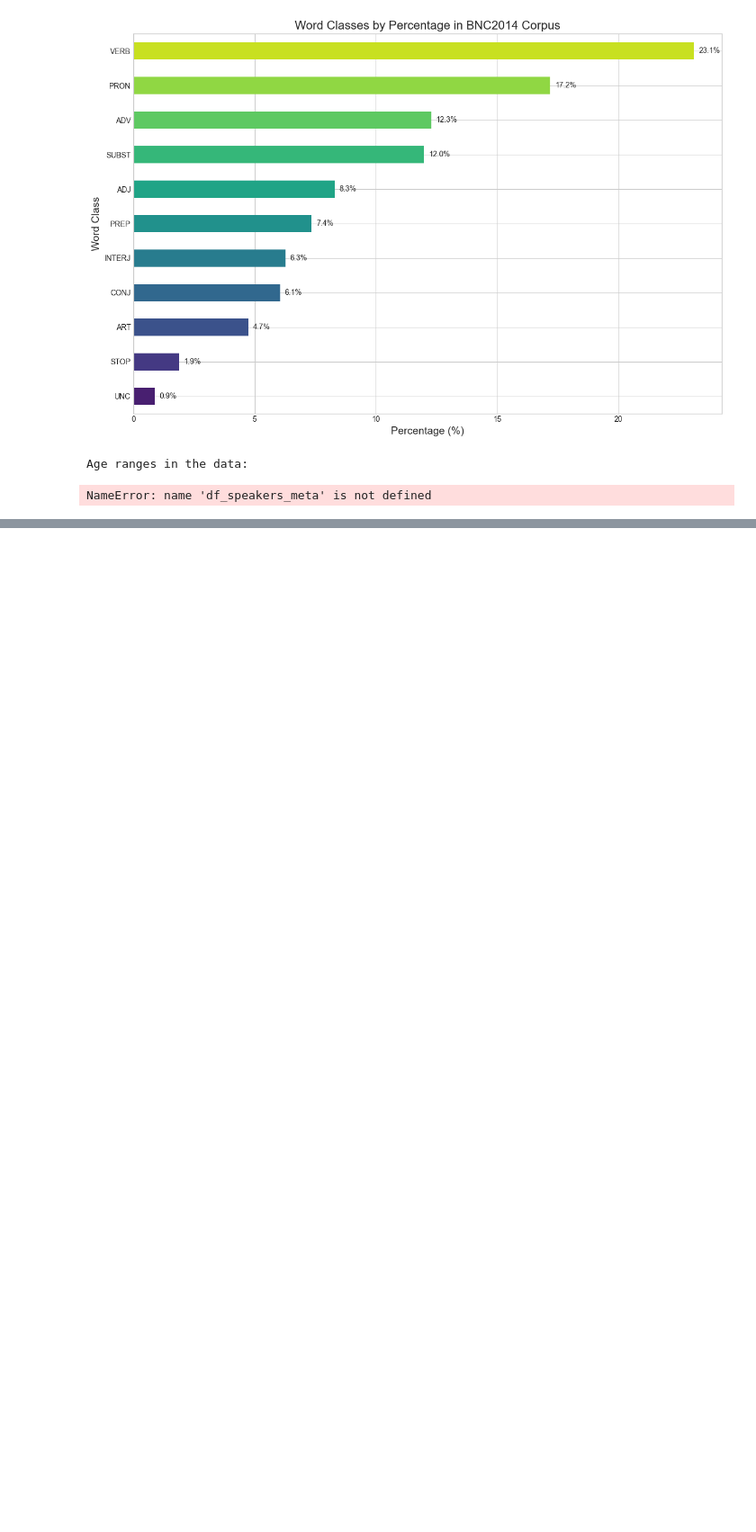
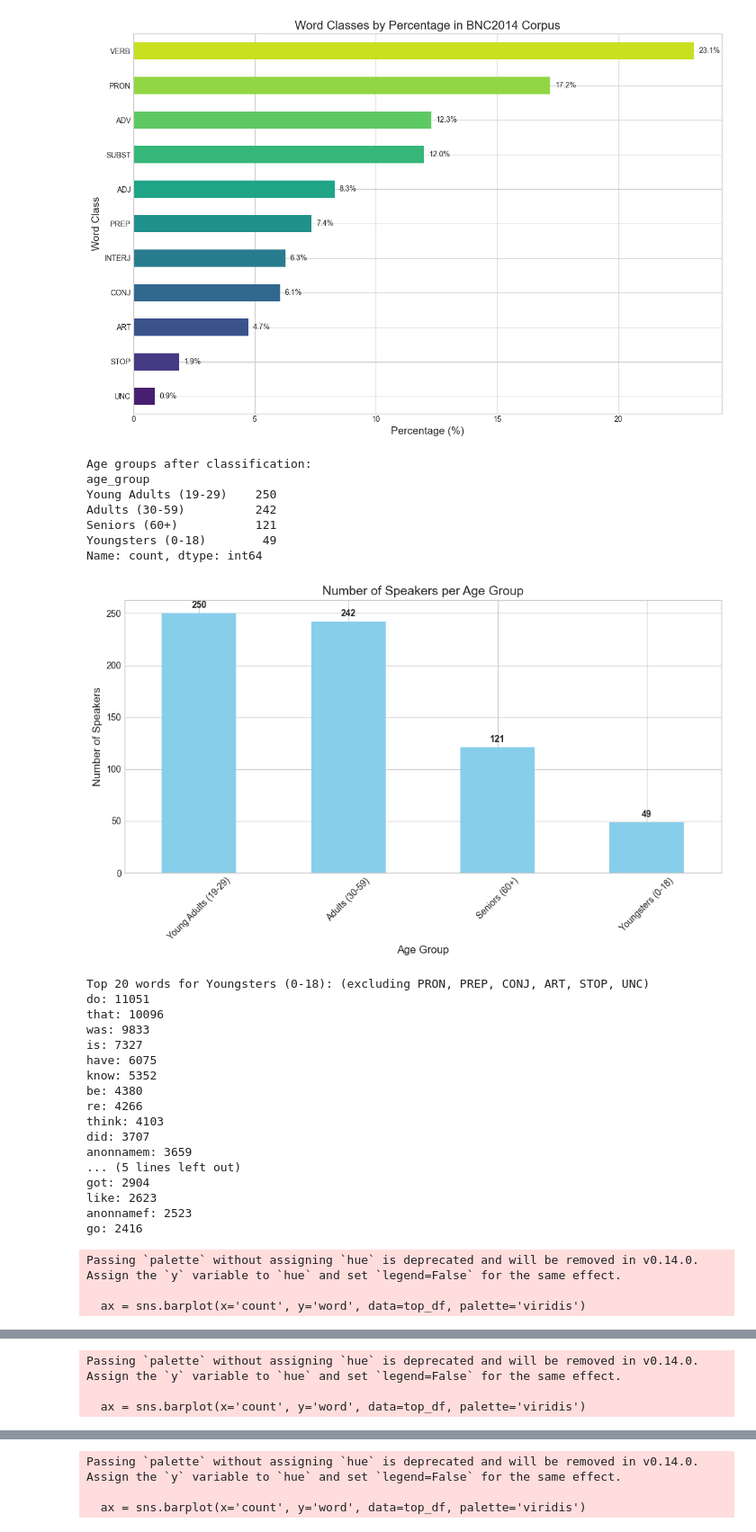
Before and after one commit to jubaljacob/DMDL2, a Jupyter notebook: BNC2014_assessment_loading_data_example.ipynb, the cells around one changed output, grey strips where cells are left out. Shown at 90% size. Saved outputs shown, nothing was run; the diff lists cells and outputs as text; code cells hidden in the pictures; blank space fills up the shorter version.

```diff
--- a/BNC2014_assessment_loading_data_example.ipynb
+++ b/BNC2014_assessment_loading_data_example.ipynb
@@ -844,7 +846,7 @@ words_with_age = df_tagged.merge(
 )
 
 # Define word classes to exclude
-excluded_word_classes = ['PRON', 'PREP', 'CONJ', 'ART', 'STOP', 'UNC']
+excluded_word_classes = ['PRON', 'PREP', 'CONJ', 'ART', 'STOP', 'UNC','INTERJ','ADV']
 
 # Define stopwords to exclude from the word clouds
 stopwords = set([
@@ -947,32 +949,58 @@ for i, age_group in enumerate(age_groups):
         contour_width=1,
         contour_color='steelblue'
     ).generate_from_frequencies(word_counts)
 
     # Plot the word cloud
     axes[i].imshow(wordcloud, interpolation='bilinear')
     axes[i].set_title(f"Content Words: {age_group}", fontsize=16)
     axes[i].axis('off')
 
 # Show the word clouds
 plt.tight_layout()
 plt.show()
 
 # Report on overall analysis
 print(f"\nSummary: Successfully created word clouds for {len(valid_groups)} age groups.")
 if len(valid_groups) < len(age_groups):
     print(f"Missing data for: {', '.join(set(age_groups) - set(valid_groups))}")
 
 # Print word class distribution before and after filtering
 before_counts = words_with_age['class'].value_counts()
 after_counts = words_with_age[~words_with_age['class'].isin(excluded_word_classes)]['class'].value_counts()
 
 print("\nWord class distribution before filtering:")
 print(before_counts)
 
 print("\nWord class distribution after filtering:")
 print(after_counts)
 
 print(f"\nRemoved {before_counts.sum() - after_counts.sum()} words ({(1 - after_counts.sum()/before_counts.sum())*100:.1f}% of total)")
 # %% [output]
-Age ranges in the data:
+Age groups after classification:
+age_group
+Young Adults (19-29)    250
+Adults (30-59)          242
+Seniors (60+)           121
+Youngsters (0-18)        49
+Name: count, dtype: int64
+[figure, added]
-NameError: name 'df_speakers_meta' is not defined
+Top 20 words for Youngsters (0-18): (excluding PRON, PREP, CONJ, ART, STOP, UNC)
+do: 11051
+that: 10096
+was: 9833
+is: 7327
+have: 6075
+know: 5352
+be: 4380
+re: 4266
+think: 4103
+did: 3707
+anonnamem: 3659
+... (5 lines left out)
+got: 2904
+like: 2623
+anonnamef: 2523
+go: 2416
+Passing `palette` without assigning `hue` is deprecated and will be removed in v0.14.0. Assign the `y` variable to `hue` and set `legend=False` for the same effect.
+
+  ax = sns.barplot(x='count', y='word', data=top_df, palette='viridis')
@@ -978,0 +1025,3 @@ NameError: name 'df_speakers_meta' is not defined
+Passing `palette` without assigning `hue` is deprecated and will be removed in v0.14.0. Assign the `y` variable to `hue` and set `legend=False` for the same effect.
+
+  ax = sns.barplot(x='count', y='word', data=top_df, palette='viridis')
@@ -978,0 +1046,3 @@ NameError: name 'df_speakers_meta' is not defined
+Passing `palette` without assigning `hue` is deprecated and will be removed in v0.14.0. Assign the `y` variable to `hue` and set `legend=False` for the same effect.
+
+  ax = sns.barplot(x='count', y='word', data=top_df, palette='viridis')
```
Also changed, not shown: parts of 3 cells of this notebook.
